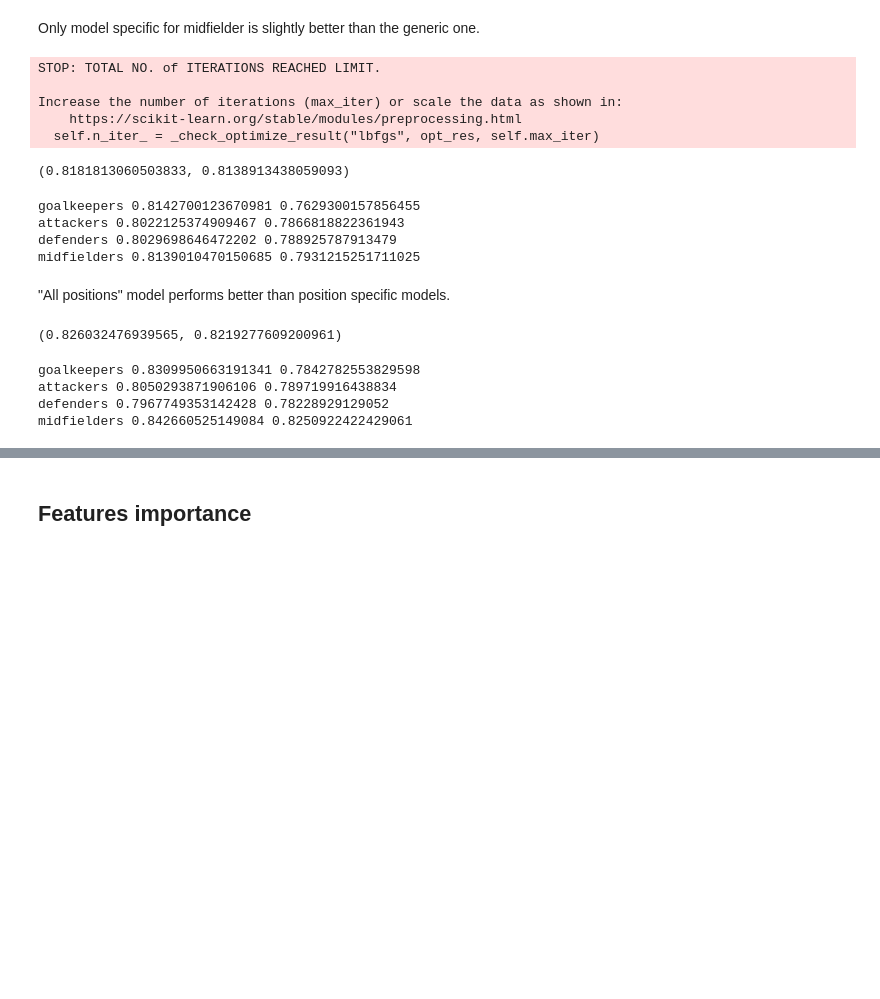
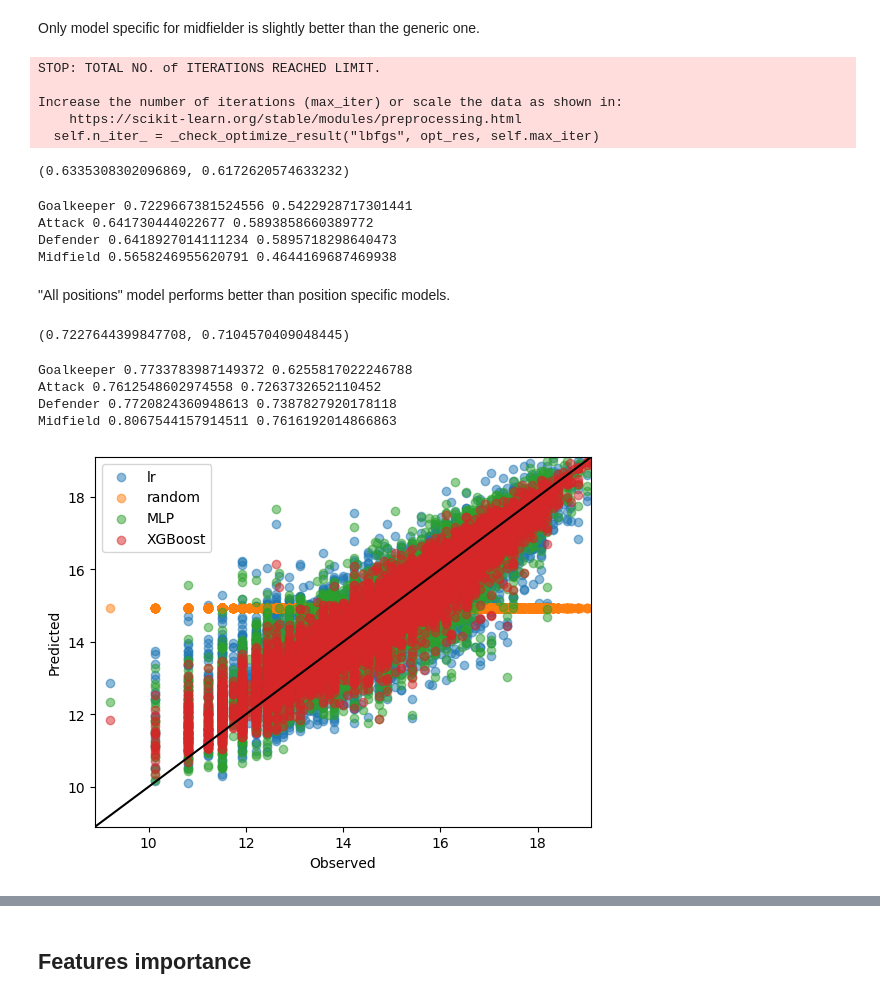
Before and after one commit to GolAITech/models, a Jupyter notebook: notebooks/all_positions_model.ipynb, the cells around one changed output, grey strips where cells are left out. Cells and saved outputs as stored; diff of their text form; code cells hidden in the pictures; blank space fills up the shorter version.

```diff
--- a/notebooks/all_positions_model.ipynb
+++ b/notebooks/all_positions_model.ipynb
@@ -727,54 +780,67 @@ mlp_reg = Pipeline(
 )
 mlp_reg.fit(X_train, y_train)
 
-mlp_reg.score(X_test, y_test), r2_adj(mlp_reg, X_test, y_test)
+y_mlp = mlp_reg.predict(X_test)
+
+# mlp_reg.score(X_test, y_test), r2_adj(mlp_reg, X_test, y_test)
+r2_score(np.exp(y_test), np.exp(y_mlp)), r2_adj2(X_test, np.exp(y_test), np.exp(y_mlp))
 # %% [output]
 STOP: TOTAL NO. of ITERATIONS REACHED LIMIT.
 
 Increase the number of iterations (max_iter) or scale the data as shown in:
     https://scikit-learn.org/stable/modules/preprocessing.html
   self.n_iter_ = _check_optimize_result("lbfgs", opt_res, self.max_iter)
-(0.8181813060503833, 0.8138913438059093)
+(0.6335308302096869, 0.6172620574633232)
 # %%
-for name, selector in {
-    "goalkeepers": goalkeepers_test,
-    "attackers": attackers_test,
-    "defenders": defenders_test,
-    "midfielders": midfielders_test
-}.items():
-    print(name, mlp_reg.score(X_test[selector], y_test[selector]), r2_adj(mlp_reg, X_test[selector], y_test[selector]))
+for name, selector in selectors_test.items():
+    y_mlp = mlp_reg.predict(X_test[selector])
+    print(name, r2_score(np.exp(y_test[selector]), np.exp(y_mlp)), r2_adj2(X_test[selector], np.exp(y_test[selector]), np.exp(y_mlp)))
+    # print(name, mlp_reg.score(X_test[selector], y_test[selector]), r2_adj(mlp_reg, X_test[selector], y_test[selector]))
 # %% [output]
-goalkeepers 0.8142700123670981 0.7629300157856455
-attackers 0.8022125374909467 0.7866818822361943
-defenders 0.8029698646472202 0.788925787913479
-midfielders 0.8139010470150685 0.7931215251711025
+Goalkeeper 0.7229667381524556 0.5422928717301441
+Attack 0.641730444022677 0.5893858660389772
+Defender 0.6418927014111234 0.5895718298640473
+Midfield 0.5658246955620791 0.4644169687469938
 # %% [markdown]
 "All positions" model performs better than position specific models.
 # %%
 from xgboost import XGBRegressor
 
-xgboost = Pipeline(
+xgboost_reg = Pipeline(
     steps=[
         ("preprocessor", preprocessor),
         ("regression", XGBRegressor()),
     ]
 )
-xgboost.fit(X_train, y_train)
+xgboost_reg.fit(X_train, y_train)
 
-xgboost.score(X_test, y_test), r2_adj(xgboost, X_test, y_test)
+y_xgboost = xgboost_reg.predict(X_test)
+
+
+# xgboost_reg.score(X_test, y_test), r2_adj(xgboost_reg, X_test, y_test)
+r2_score(np.exp(y_test), np.exp(y_xgboost)), r2_adj2(X_test, np.exp(y_test), np.exp(y_xgboost))
 # %% [output]
-(0.826032476939565, 0.8219277609200961)
+(0.7227644399847708, 0.7104570409048445)
 # %%
-for name, selector in {
-    "goalkeepers": goalkeepers_test,
-    "attackers": attackers_test,
-    "defenders": defenders_test,
-    "midfielders": midfielders_test
-}.items():
-    print(name, xgboost.score(X_test[selector], y_test[selector]), r2_adj(xgboost, X_test[selector], y_test[selector]))
+for name, selector in selectors_test.items():
+    print(name, xgboost_reg.score(X_test[selector], y_test[selector]), r2_adj(xgboost_reg, X_test[selector], y_test[selector]))
 # %% [output]
-goalkeepers 0.8309950663191341 0.7842782553829598
-attackers 0.8050293871906106 0.789719916438834
-defenders 0.7967749353142428 0.78228929129052
-midfielders 0.842660525149084 0.8250922422429061
+Goalkeeper 0.7733783987149372 0.6255817022246788
+Attack 0.7612548602974558 0.7263732652110452
+Defender 0.7720824360948613 0.7387827920178118
+Midfield 0.8067544157914511 0.7616192014866863
+# %%
+plt.scatter(y_train, regression.predict(X_train), alpha=0.5, label="lr")
+plt.scatter(y_train, random_regression.predict(X_train), alpha=0.5, label="random")
+plt.scatter(y_train, mlp_reg.predict(X_train), alpha=0.5, label="MLP")
+plt.scatter(y_train, xgboost_reg.predict(X_train), alpha=0.5, label="XGBoost")
+plt.axline((0, 0), (1, 1), c="k")
+plt.xlim(np.floor(y_train.min())-0.1, np.ceil(y_test.max())+0.1)
+plt.ylim(np.floor(y_train.min())-0.1, np.ceil(y_test.max())+0.1)
+plt.xlabel("Observed")
+plt.ylabel("Predicted")
+plt.legend()
+_ = plt.show()
+# %% [output]
+[figure, added]
 # %%
```
Also changed, not shown: parts of 47 cells of this notebook, 3 other files.
